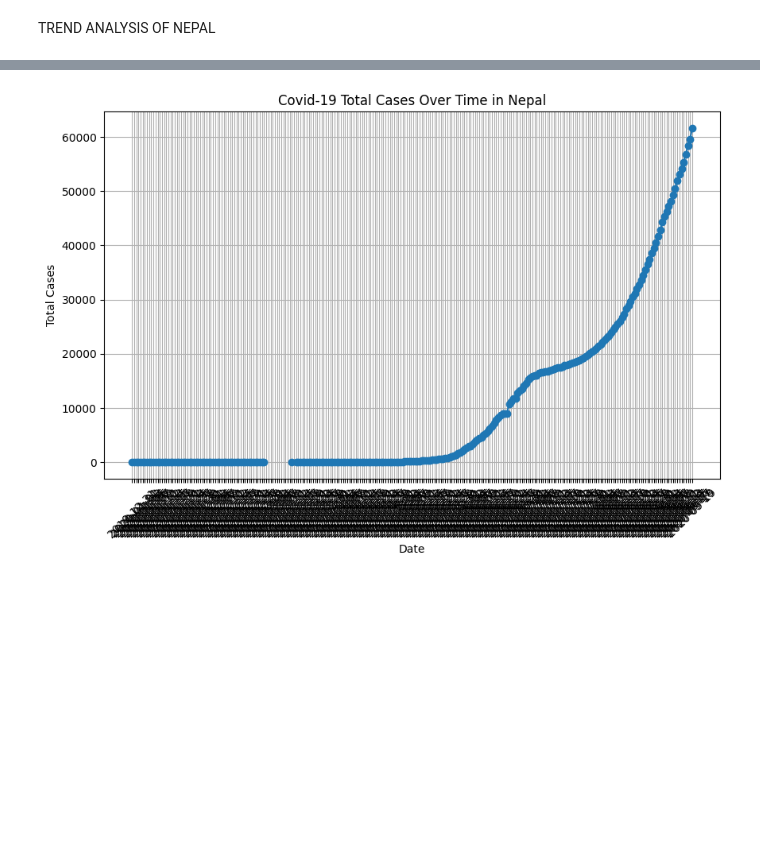
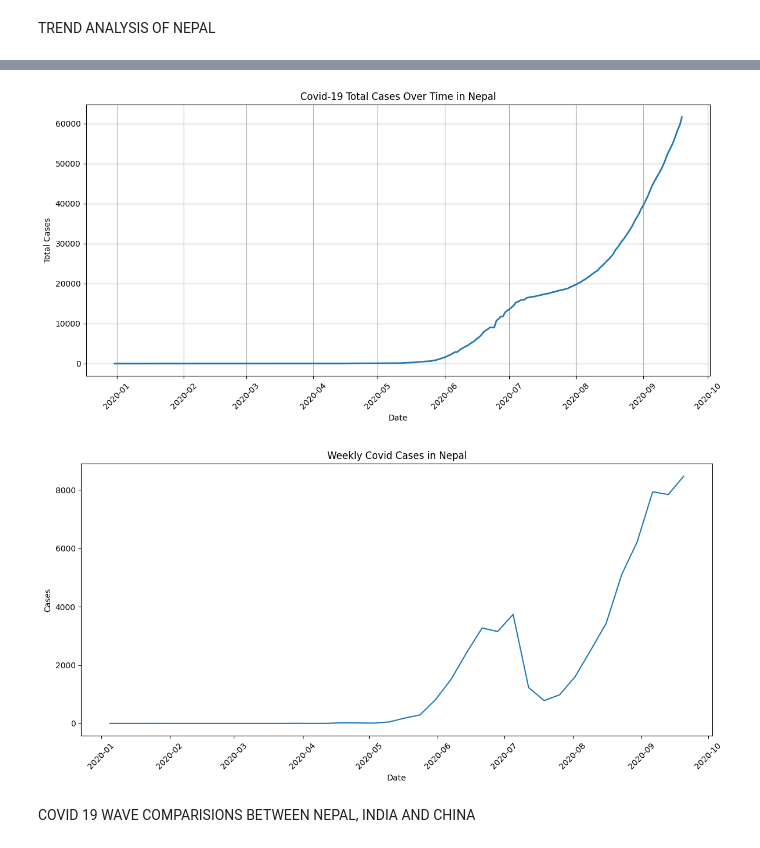
Before and after one commit to dipesh-2005/Covid-19-Analysis, a Jupyter notebook: Covid19-analysis/Scripts/covid-analysis.ipynb, the cells around one changed output, grey strips where cells are left out. Cells and saved outputs as stored; diff of their text form; code cells hidden in the pictures; blank space fills up the shorter version.

```diff
--- a/Covid19-analysis/Scripts/covid-analysis.ipynb
+++ b/Covid19-analysis/Scripts/covid-analysis.ipynb
@@ -164,12 +163,47 @@ df_country.head(5)
 # %%
 #plotting the total cases over time
-plt.figure(figsize=(10,6))
-plt.plot(df_country['date'], df_country['total_cases'],marker='o')
+plt.figure(figsize=(12,6))
+plt.plot(df_country['date'], df_country['total_cases'],linewidth=2)
+plt.locator_params(axis='x', nbins=10) # Limit the number of x-axis ticks
 plt.xlabel('Date')
 plt.ylabel('Total Cases')
 plt.title(f'Covid-19 Total Cases Over Time in {country}')
 plt.xticks(rotation=45)# Rotate x-axis labels for better readability
+plt.tight_layout()# Adjust layout to prevent clipping of labels
 plt.grid()
 plt.show()
 # %% [output]
-[figure, old version]
+[figure, new version]
+# %%
+# Reload dataset
+df = pd.read_csv('C:/PROJECTS/Covid19-analysis/Data/owid-covid-data.csv')
+
+# Clean column names
+df.columns = df.columns.str.strip().str.lower()
+
+# Convert date
+df["date"] = pd.to_datetime(df["date"])
+
+# Set index
+df = df.set_index("date")
+
+# Filter Nepal
+nepal_df = df[df["location"] == "Nepal"]
+weekly_cases = nepal_df["new_cases"].resample("W").sum()
+
+import matplotlib.pyplot as plt
+
+plt.figure(figsize=(12,6))
+plt.plot(weekly_cases)
+
+plt.title("Weekly Covid Cases in Nepal")
+plt.xlabel("Date")
+plt.ylabel("Cases")
+
+plt.xticks(rotation=45)
+plt.tight_layout()
+plt.show()
+# %% [output]
+[figure, added]
+# %% [markdown]
+COVID 19 WAVE COMPARISIONS BETWEEN NEPAL, INDIA AND CHINA
```
Also changed, not shown: parts of 4 cells of this notebook.
